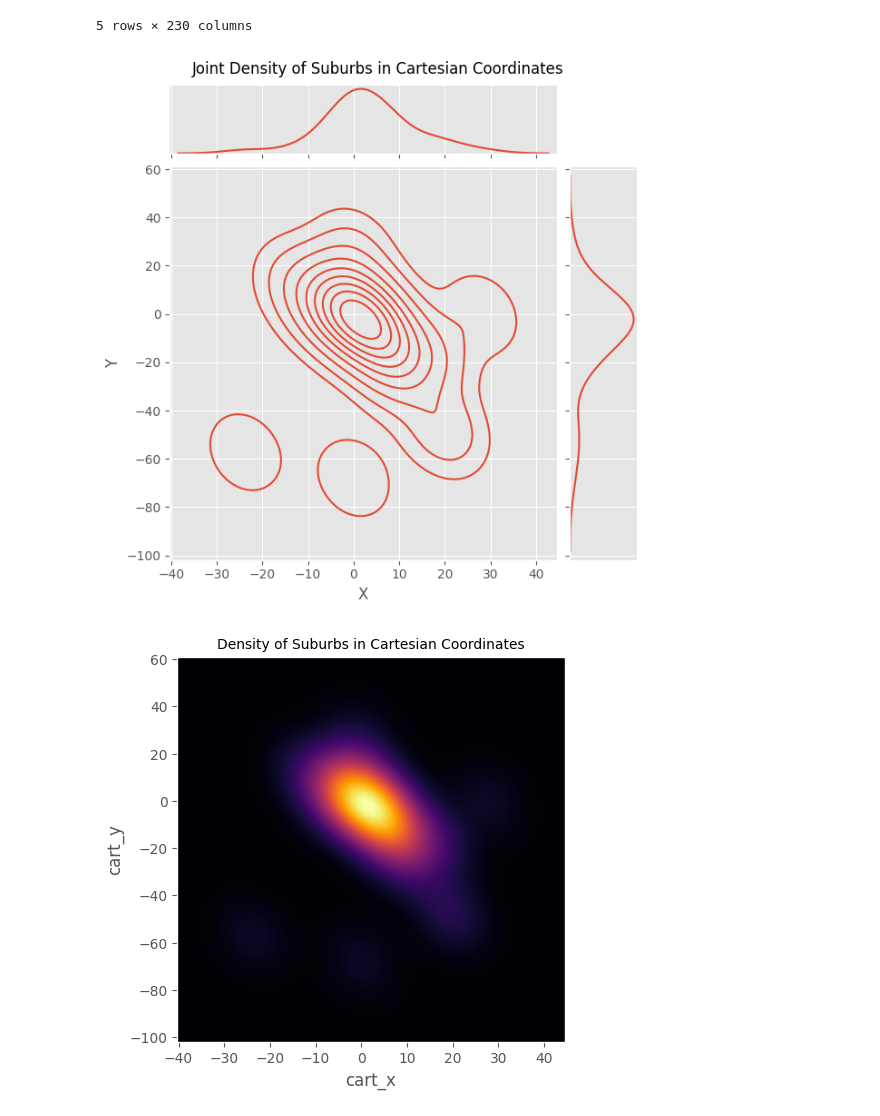
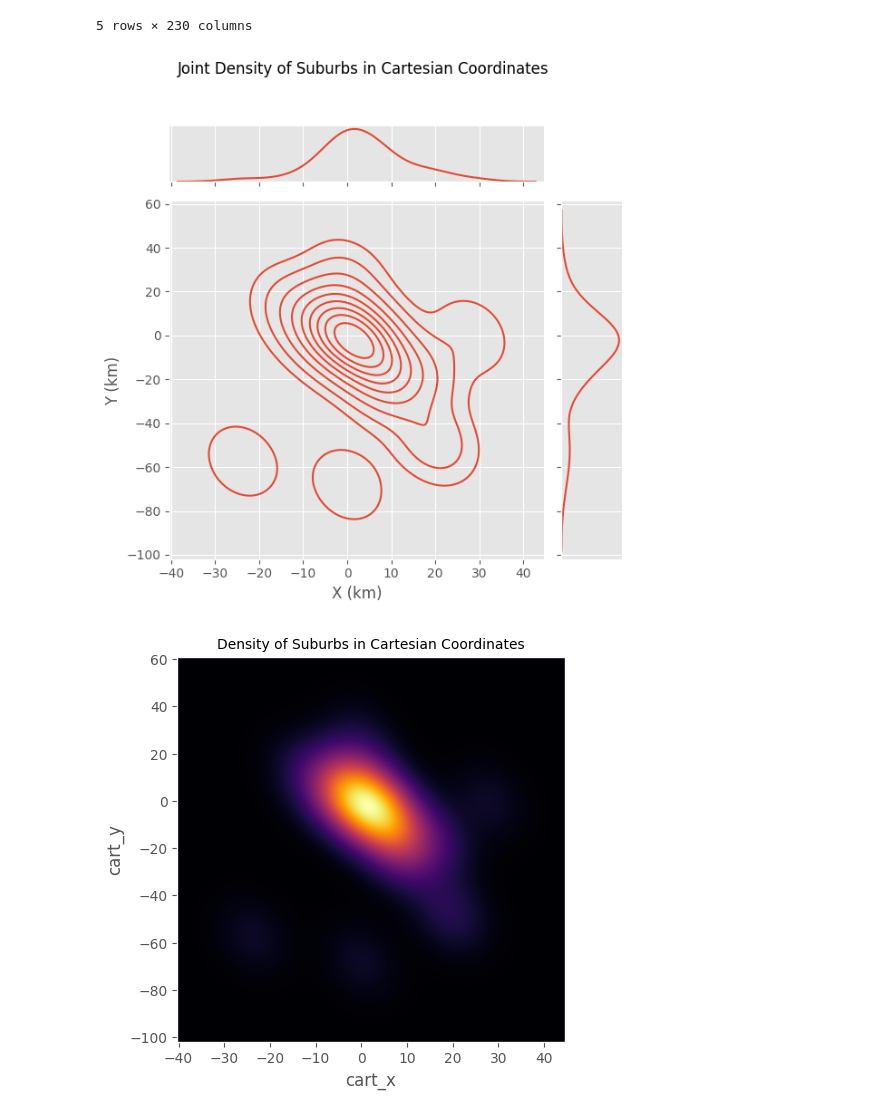
Before and after one commit to Subhasis-Biswas/ML4CPS_Project2, a Jupyter notebook: 2_locations.ipynb, the cells around one changed output. Drawn from its saved outputs; the diff is of its cells as text; code cells hidden in the pictures.

Commit message:
Start Adding Figures

```diff
--- a/2_locations.ipynb
+++ b/2_locations.ipynb
@@ -247,16 +247,26 @@ data.head()
 | 4 | Fawkner | Northern and Western Metropolitan | 4 | C1 | 12km N of Melbourne | 2619.120089 | ... |
 5 rows × 230 columns
 # %%
-# plot joint density of the cartesian coordinates
-# use sns jointplot
 import seaborn as sns
-sns.jointplot(x='cart_x', y='cart_y', data=data, kind='kde')
-plt.suptitle('Joint Density of Suburbs in Cartesian Coordinates', y=1.02)
-plt.xlabel('X')
-plt.ylabel('Y')
+import matplotlib.pyplot as plt
+
+# Create the joint plot
+g = sns.jointplot(x='cart_x', y='cart_y', data=data, kind='kde')
+
+# Add a title with padding
+g.fig.suptitle('Joint Density of Suburbs in Cartesian Coordinates', y=1.02)
+
+# Adjust the layout to prevent label cutoff
+g.fig.tight_layout()
+g.fig.subplots_adjust(top=0.9)  # Adjust the top margin to fit the suptitle
+plt.xlabel('X (km)')
+plt.ylabel('Y (km)')
+# Save and display the figure
+plt.savefig('doc/figures/joint_density.png', bbox_inches='tight')
+
 plt.show()
 # %% [output]
-[figure, old version]
+[figure, new version]
 # %%
 # use heatmap to show the density of the suburbs
 import seaborn as sns
```
Also changed, not shown: parts of 1 cell of this notebook, 4 other files.
